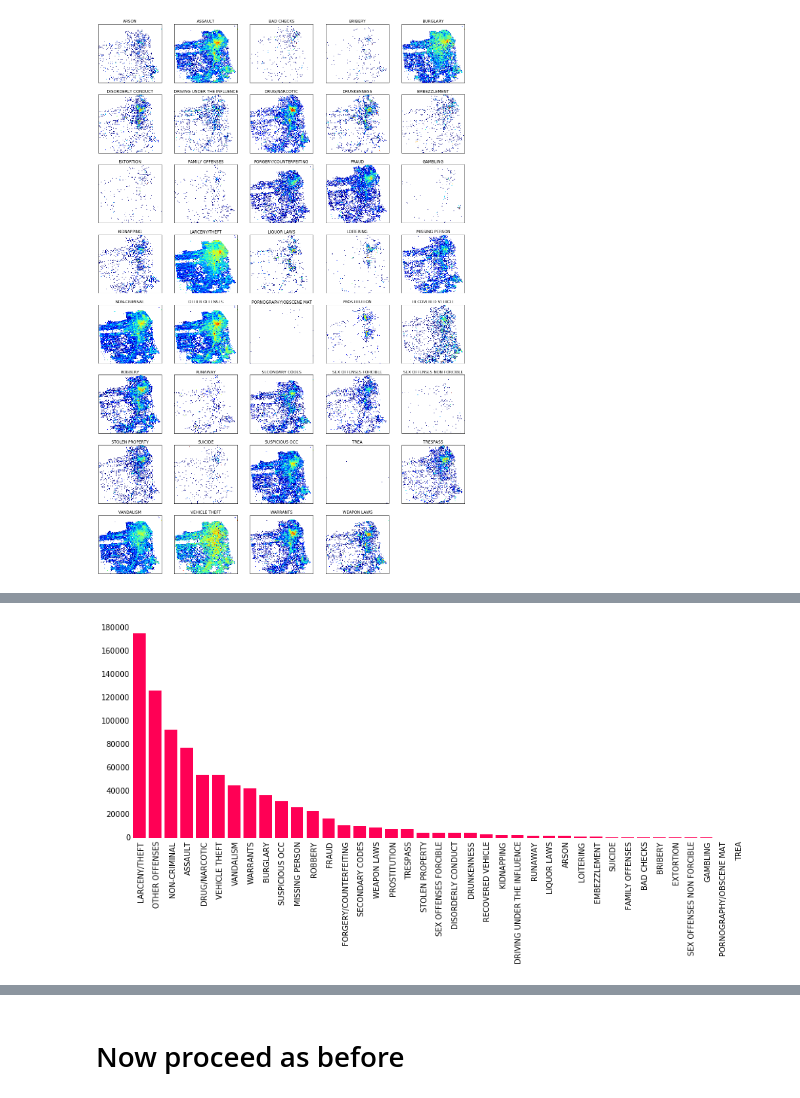
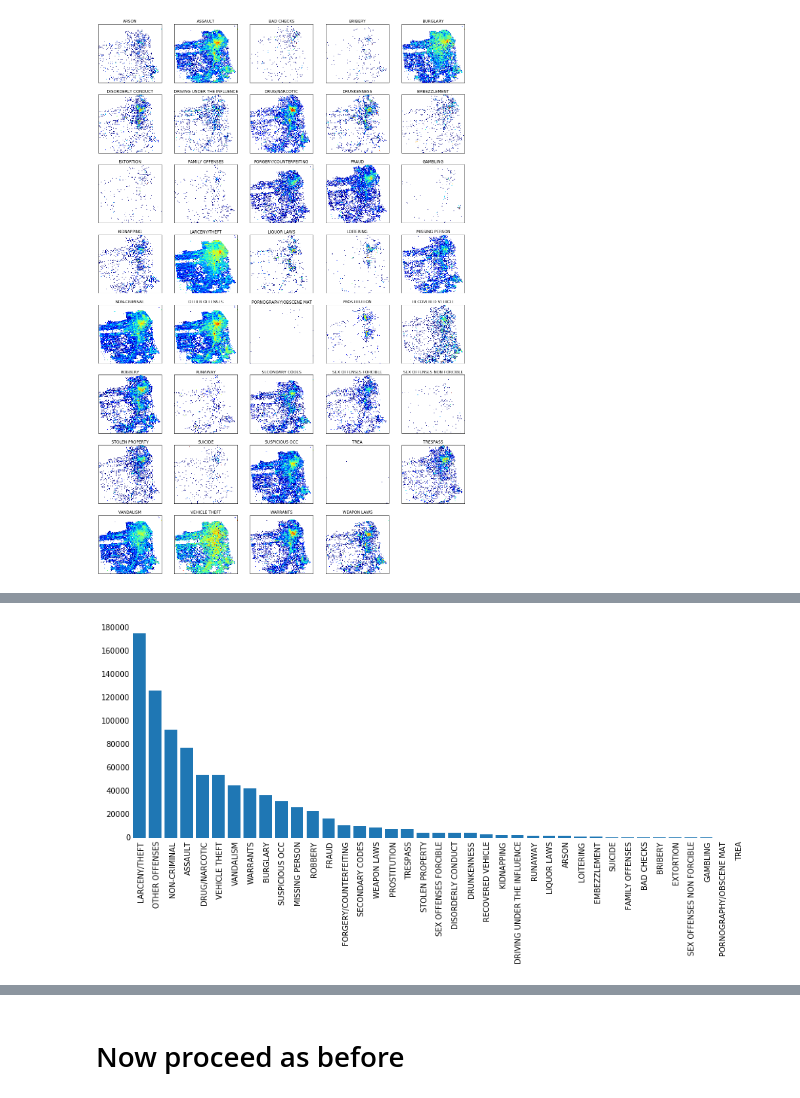
Before and after one commit to kyleiwaniec/w207_Kaggle, a Jupyter notebook: crimeSF_NN_logodds_hierarchy_Jackson.ipynb, the cells around one changed output, grey strips where cells are left out. Cells and saved outputs as stored; diff of their text form; code cells hidden in the pictures.

```diff
--- a/crimeSF_NN_logodds_hierarchy_Jackson.ipynb
+++ b/crimeSF_NN_logodds_hierarchy_Jackson.ipynb
@@ -77,4 +77,4 @@ del groups
 # %% [output]
 [figure]
 # %%
-cat_counts = trainDF['Category'].value_counts()
+trainDF['Category'].value_counts()
@@ -81,29 +99,29 @@ cat_counts = trainDF['Category'].value_counts()
 # %%
 #print cat_counts
 fig, ax = plt.subplots(figsize=(15,5))
 width = .80
 ax.bar(np.arange(39),
        cat_counts.values,
        width,
-       color="#ff0055",
+       color="#1f77b4",
        edgecolor='none')
 
 ax.set_xticks(np.arange(39) + .5)
 ax.set_xticklabels(np.asarray(cat_counts.axes).flatten(), rotation='vertical')
 ax.spines['top'].set_visible(False)
 ax.spines['right'].set_visible(False)
 ax.spines['bottom'].set_visible(False)
 ax.spines['left'].set_visible(False)
 plt.tick_params(
             axis='both',
             which='both',
             bottom='off',
             left='off',
             top='off',
             right='off')
 plt.show()
 # %% [output]
-[figure, old version]
+[figure, new version]
 # %%
 for field, values in trainDF.iteritems():
     print "Total number of Unique values for " + field + ": " + str(len(values.value_counts()))
```
Also changed, not shown: parts of 9 cells of this notebook, 10 other files.
